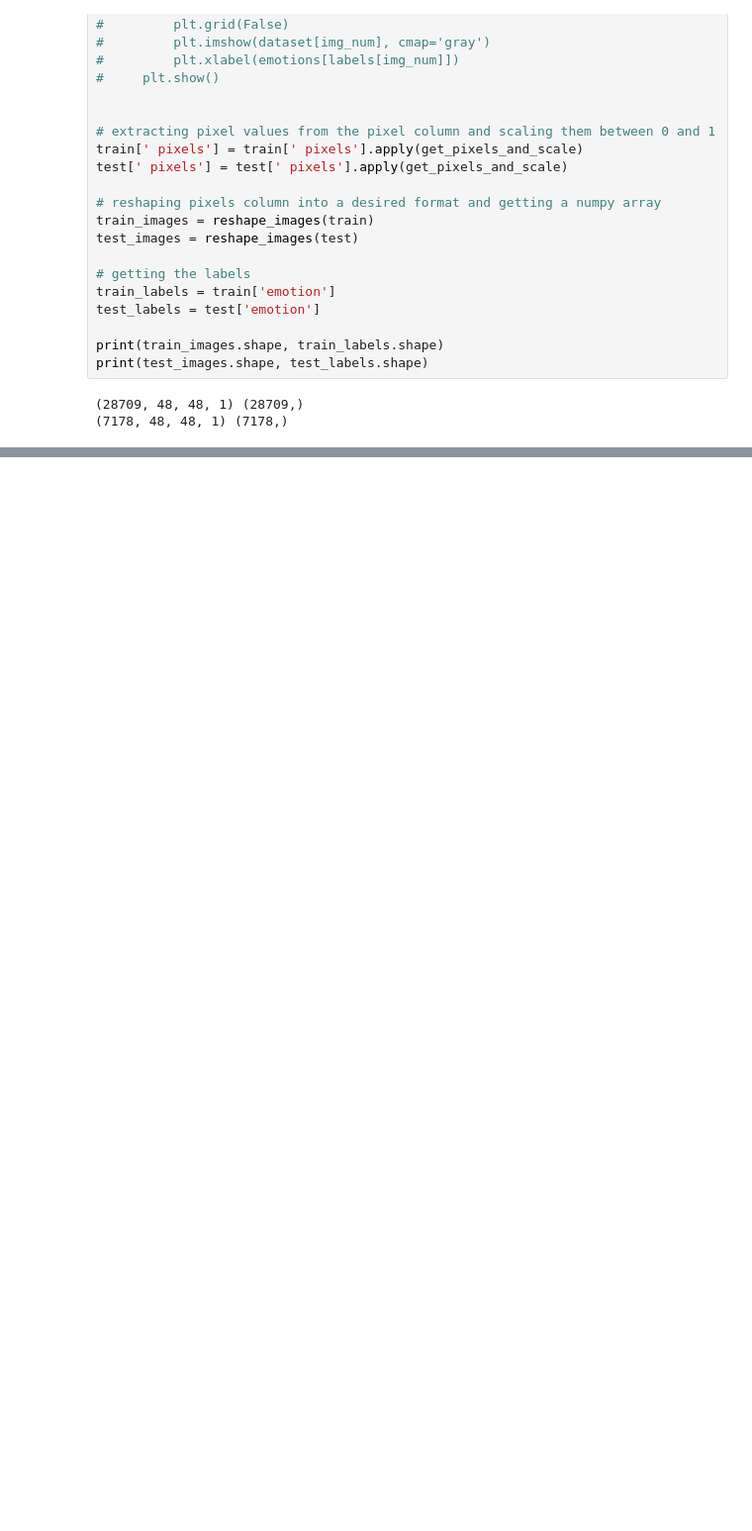
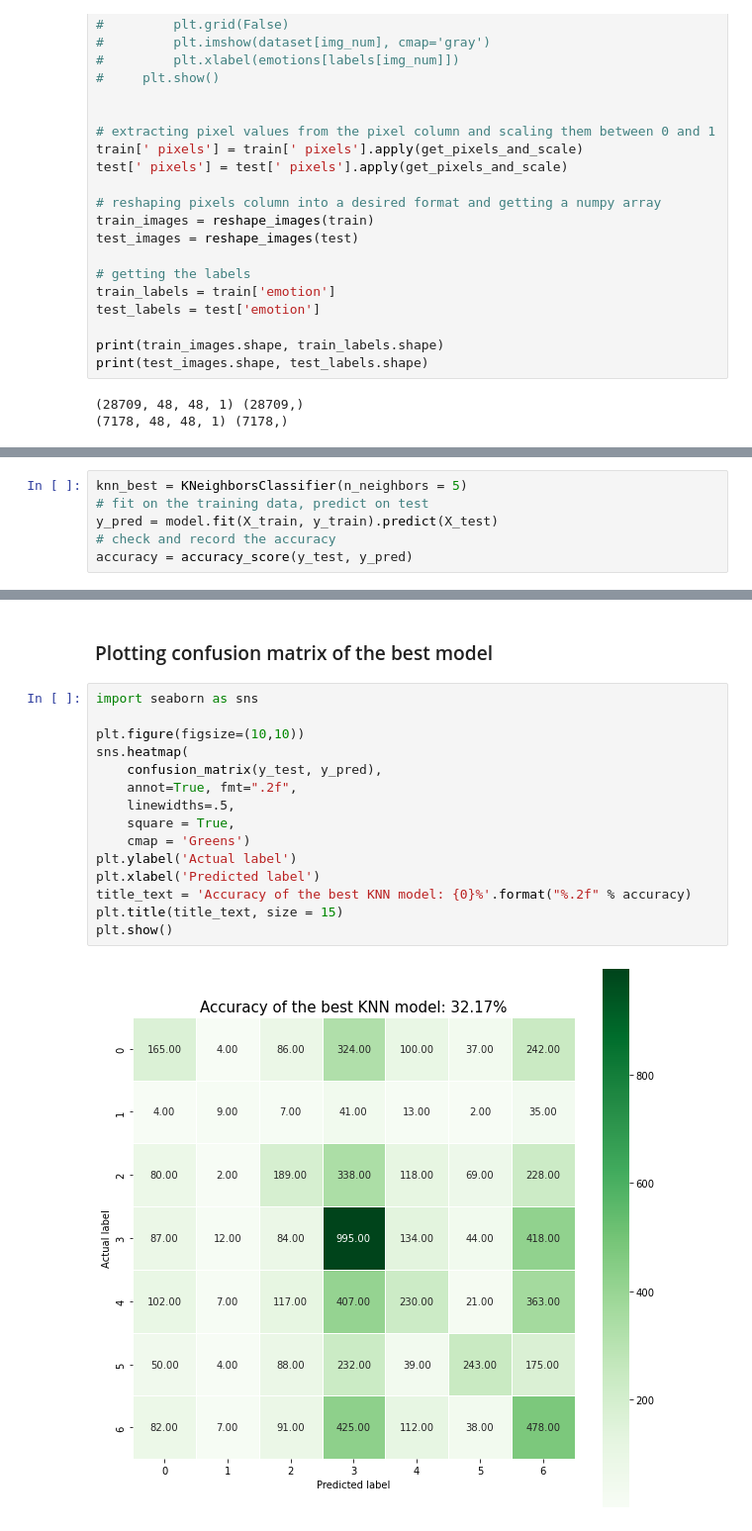
Before and after one commit to chikakoto/facial-expression-recognition, a Jupyter notebook: notebooks/ivan/5.0_im_KNN.ipynb, the cells around one changed output, grey strips where cells are left out. Shown at 99% size. Cells and saved outputs as stored; diff of their text form; blank space fills up the shorter version.

```diff
--- a/notebooks/ivan/5.0_im_KNN.ipynb
+++ b/notebooks/ivan/5.0_im_KNN.ipynb
@@ -100,0 +174,6 @@ print(test_images.shape, test_labels.shape)
+# %%
+knn_best = KNeighborsClassifier(n_neighbors = 5)
+# fit on the training data, predict on test
+y_pred = model.fit(X_train, y_train).predict(X_test)
+# check and record the accuracy
+accuracy = accuracy_score(y_test, y_pred)
@@ -100,0 +186,19 @@ print(test_images.shape, test_labels.shape)
+# %% [markdown]
+### Plotting confusion matrix of the best model
+# %%
+import seaborn as sns
+
+plt.figure(figsize=(10,10))
+sns.heatmap(
+    confusion_matrix(y_test, y_pred),
+    annot=True, fmt=".2f",
+    linewidths=.5,
+    square = True,
+    cmap = 'Greens')
+plt.ylabel('Actual label')
+plt.xlabel('Predicted label')
+title_text = 'Accuracy of the best KNN model: {0}%'.format("%.2f" % accuracy)
+plt.title(title_text, size = 15)
+plt.show()
+# %% [output]
+[figure, added]
```
Also changed, not shown: parts of 10 cells of this notebook.
